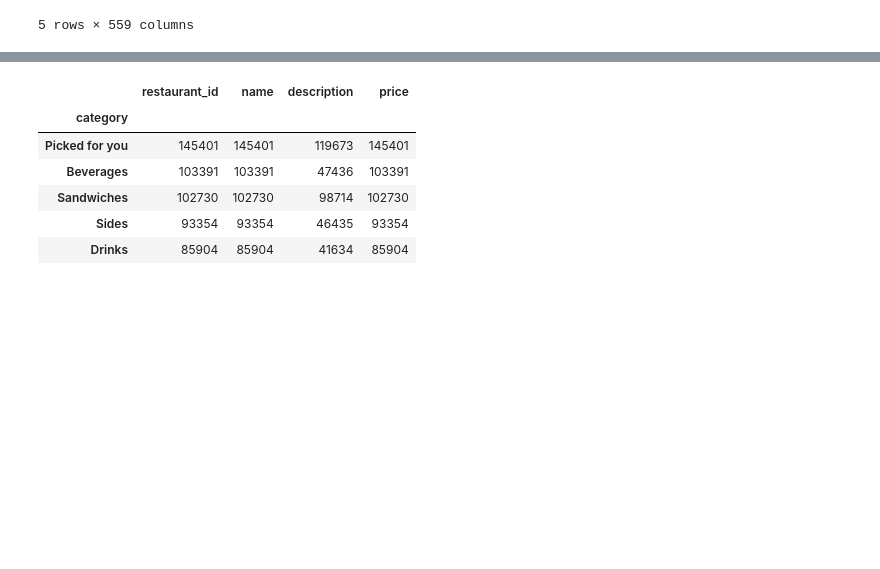
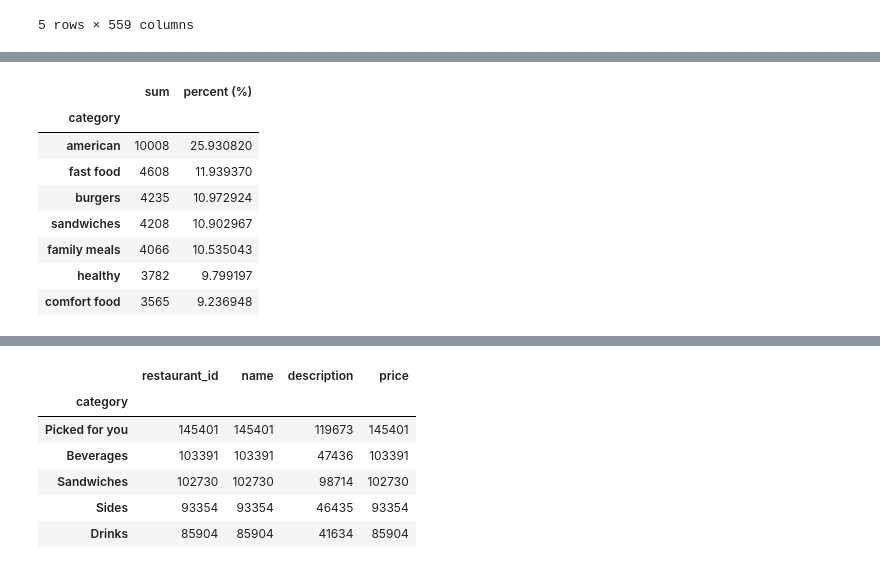
Before and after one commit to infoshareacademy/jdszr9-data_hunters, a Jupyter notebook: Uber Eats USA Restaurants and Menus/main.ipynb, the cells around one changed output, grey strips where cells are left out. Saved outputs shown, nothing was run; the diff lists cells and outputs as text; code cells hidden in the pictures; blank space fills up the shorter version.

```diff
--- a/Uber Eats USA Restaurants and Menus/main.ipynb
+++ b/Uber Eats USA Restaurants and Menus/main.ipynb
@@ -168,0 +202,6 @@ HBox(children=(FloatSlider(value=2.0, continuous_update=False, description='Mini
+# %%
+df_new_sum =df_new_rest.iloc[:,8:].sum(axis=0).reset_index()
+df_new_sum.columns=['category', 'sum']
+df_new_sum.head()
+df_cat=df_new_sum.sort_values('sum', ascending= False).set_index('category')
+df_cat.head(-5)
@@ -169 +223,40 @@ HBox(children=(FloatSlider(value=2.0, continuous_update=False, description='Mini
+# %%
+
+df_cat=df_new_sum.sort_values('sum', ascending= False).set_index('category')
+df_cat.drop(df_cat[df_cat['sum']<1].index, inplace= True)
+
+
+try:
+    df_cat.drop('american', axis=0, inplace=True)
+except:
+    pass
+
+try:
+    df_cat.loc[' sandwiches','sum']=df_cat.loc[' sandwiches','sum'] + df_cat[' sandwich','sum']
+    df_cat.drop(' sandwich', axis=0, inplace=True)
+except:
+    pass
+
+try:
+    df_cat['personal care'] = df_cat['home &amp; personal care']
+    df_cat.drop('home &amp; personal care', axis=0, inplace=True)
+except:
+    pass
+
+df_cat = df_cat.iloc[:8,:]
+df_cat['percent (%)']= df_cat['sum']/ df_cat['sum'].sum()* 100
+np.sum(df_cat['percent (%)'])
+
+df_cat.drop([' sandwich'], axis=0, inplace=True)
+df_cat
+# %% [output]
+|  | sum | percent (%) |
+| category |  |  |
+| american | 10008 | 25.930820 |
+| fast food | 4608 | 11.939370 |
+| burgers | 4235 | 10.972924 |
+| sandwiches | 4208 | 10.902967 |
+| family meals | 4066 | 10.535043 |
+| healthy | 3782 | 9.799197 |
+| comfort food | 3565 | 9.236948 |
 # %%
```
Also changed, not shown: parts of 11 cells of this notebook.
